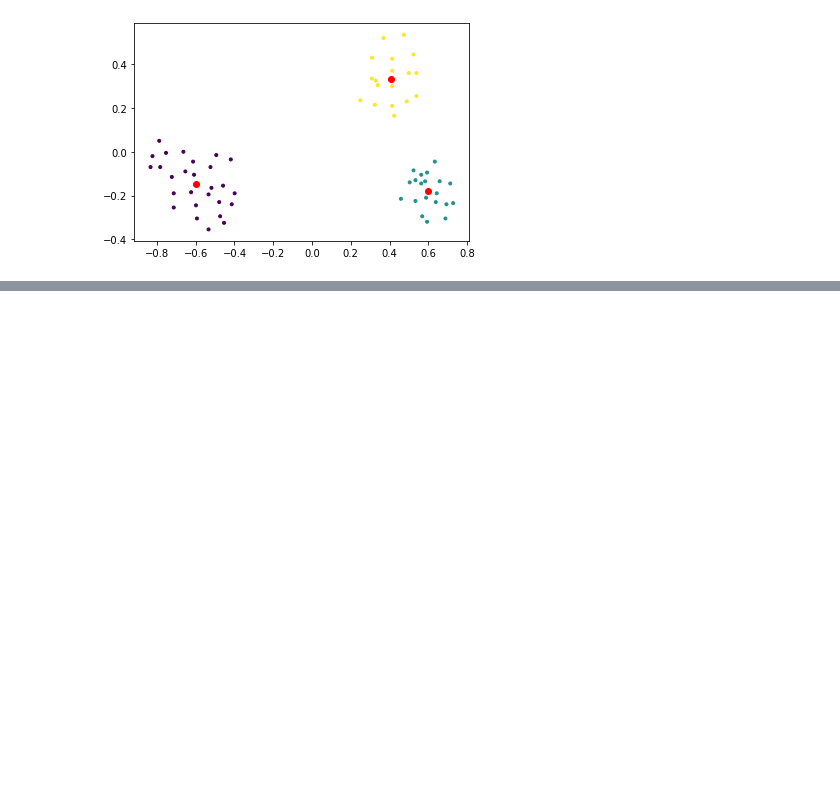
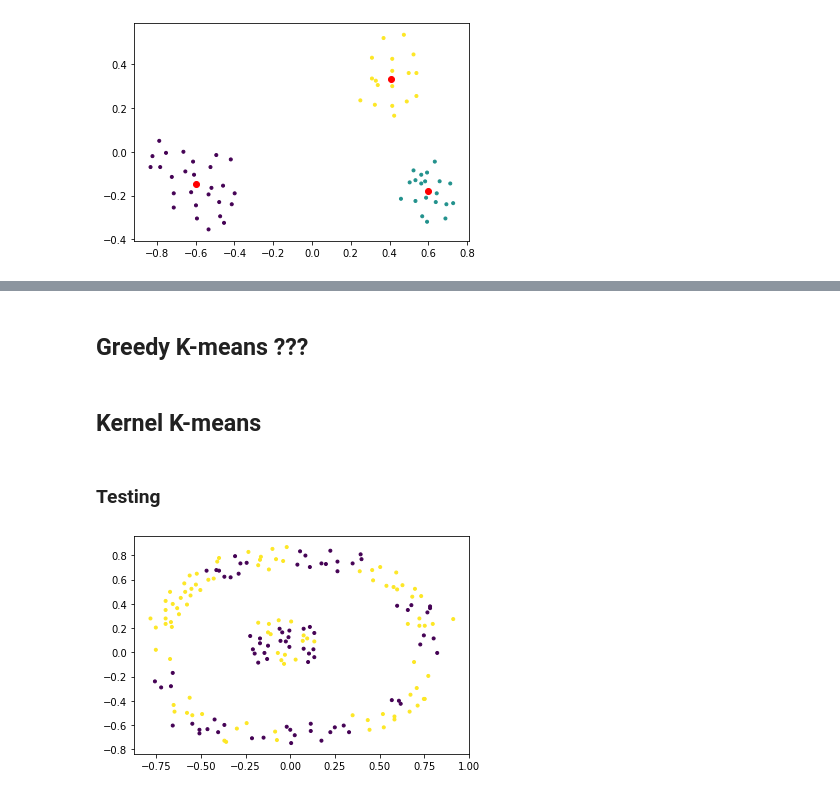
Before and after one commit to TJmask/Data-Mining-COSI-126A, a Jupyter notebook: myKmeans_TJ.ipynb, the cells around one changed output, grey strips where cells are left out. Drawn from its saved outputs; the diff is of its cells as text; code cells hidden in the pictures; blank space fills up the shorter version.

```diff
--- a/myKmeans_TJ.ipynb
+++ b/myKmeans_TJ.ipynb
@@ -42,7 +42,7 @@ import numpy as np
 import matplotlib.pylab as plt
 
 ## loading data
-three_globs = pd.read_csv('three_globs.csv')
+three_globs = pd.read_csv('/Users/tjmask/Desktop/Semester2/DataMining/HW1/hw1/Homework_1/Datasets/three_globs.csv')
 three_globs = np.array(three_globs)
 # %%
 labels, centroids, ObjV = myKmeans(three_globs, 3)
@@ -54,0 +92,2 @@ plt.show()
+# %% [markdown]
+## Greedy K-means ???
@@ -54,0 +118,2 @@ plt.show()
+# %% [markdown]
+## Kernel K-means
@@ -54,0 +199,12 @@ plt.show()
+# %% [markdown]
+### Testing
+# %%
+## loading data
+eye  = pd.read_csv('/Users/tjmask/Desktop/Semester2/DataMining/HW1/hw1/Homework_1/Datasets/eye.csv')
+eye = np.array(eye.iloc[:,1:])
+
+labels, ObjV = myKernalKmeans(eye, 2, 0.04)
+plt.scatter(eye[:, 0], eye[:, 1], marker='.', c = labels)
+plt.show()
+# %% [output]
+[figure, added]
```
Also changed, not shown: parts of 9 cells of this notebook.
